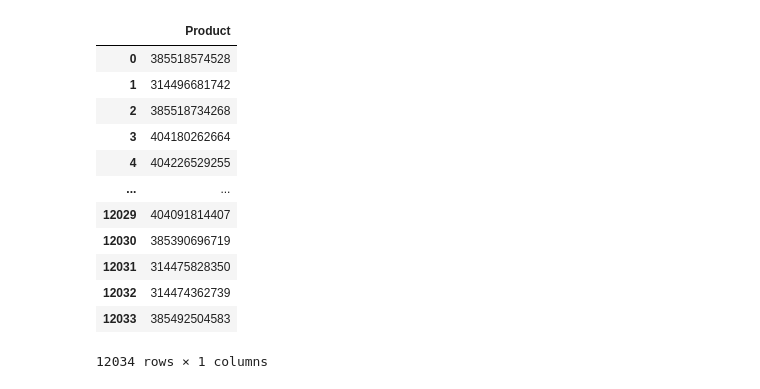
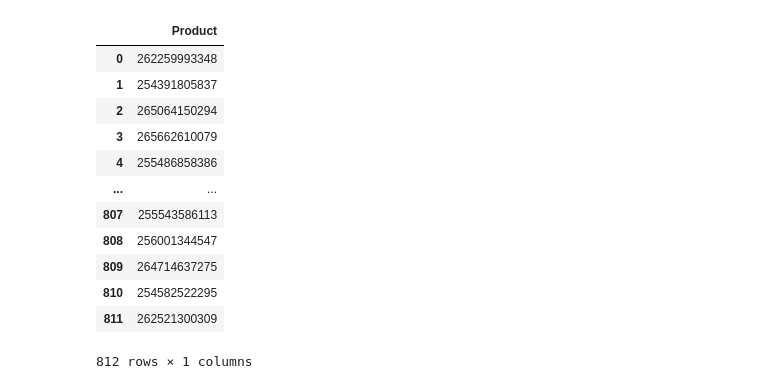
Before and after one commit to hzm1124/YangTeng, a Jupyter notebook: 12.eBay爬虫/4-协程补充-Lennon.ipynb, the cells around one changed output. Drawn from its saved outputs; the diff is of its cells as text; code cells hidden in the pictures.

```diff
--- a/12.eBay爬虫/4-协程补充-Lennon.ipynb
+++ b/12.eBay爬虫/4-协程补充-Lennon.ipynb
@@ -1,21 +1,21 @@
 # %%
 import pandas as pd
 # %%
-df_menu = pd.read_excel('menu-bandel_autoteile.xlsx', header=0)
+df_menu = pd.read_excel('menu-ac_compressor_clutch_kit.xlsx', header=0)
 
 df_menu
 # %% [output]
 |  | Product |
-| 0 | 385518574528 |
-| 1 | 314496681742 |
-| 2 | 385518734268 |
-| 3 | 404180262664 |
-| 4 | 404226529255 |
+| 0 | 262259993348 |
+| 1 | 254391805837 |
+| 2 | 265064150294 |
+| 3 | 265662610079 |
+| 4 | 255486858386 |
 | ... | ... |
-| 12029 | 404091814407 |
-| 12030 | 385390696719 |
-| 12031 | 314475828350 |
-| 12032 | 314474362739 |
-| 12033 | 385492504583 |
+| 807 | 255543586113 |
+| 808 | 256001344547 |
+| 809 | 264714637275 |
+| 810 | 254582522295 |
+| 811 | 262521300309 |
-12034 rows × 1 columns
+812 rows × 1 columns
 # %%
```
Also changed, not shown: parts of 2 cells of this notebook, 5 other files.
